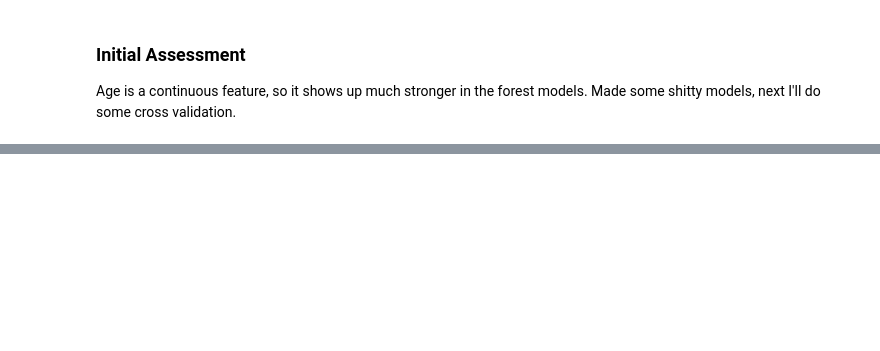
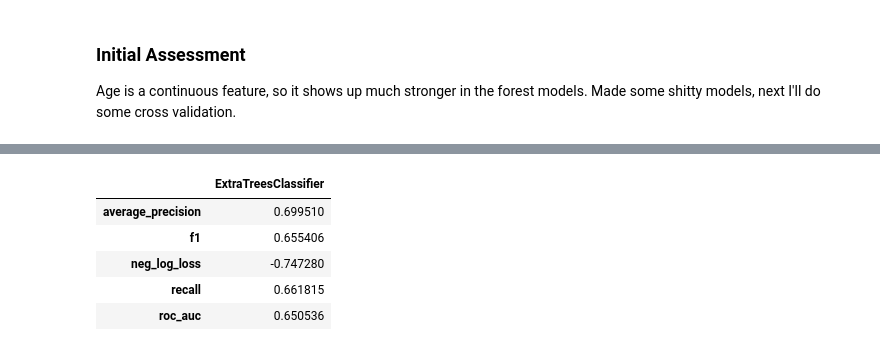
Before and after one commit to kurtrm/predicting_equipment_failure, a Jupyter notebook: notebooks/Untitled.ipynb, the cells around one changed output, grey strips where cells are left out. Drawn from its saved outputs; the diff is of its cells as text; code cells hidden in the pictures; blank space fills up the shorter version.

```diff
--- a/notebooks/Untitled.ipynb
+++ b/notebooks/Untitled.ipynb
@@ -379,0 +368,9 @@ LogisticRegression(C=10.0, class_weight=None, dual=False, fit_intercept=True,
+# %%
+make_metric_df([besties[3]], X_train, y_train, metrics)
+# %% [output]
+|  | ExtraTreesClassifier |
+| average_precision | 0.699510 |
+| f1 | 0.655406 |
+| neg_log_loss | -0.747280 |
+| recall | 0.661815 |
+| roc_auc | 0.650536 |
```
Also changed, not shown: parts of 20 cells of this notebook.
